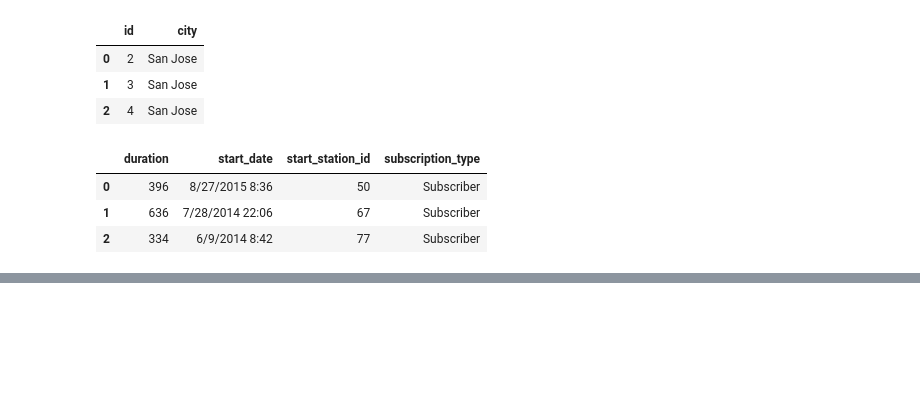
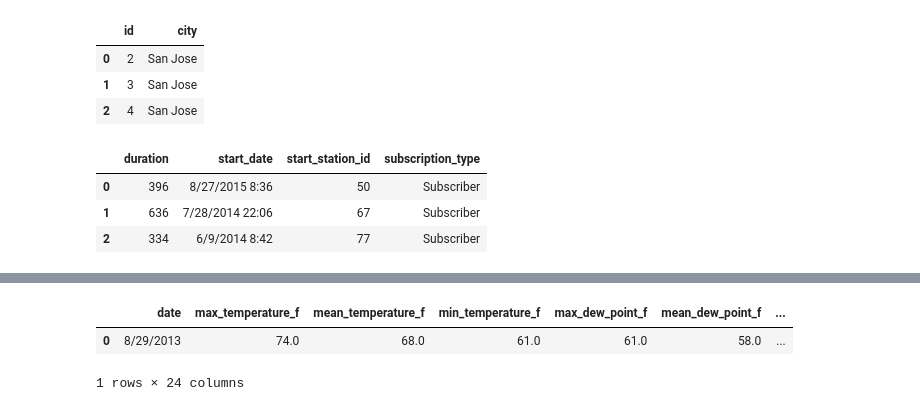
Before and after one commit to pabloernesto/sfBikes, a Jupyter notebook: preprocesamiento_unificado.ipynb, the cells around one changed output, grey strips where cells are left out. Drawn from its saved outputs; the diff is of its cells as text; code cells hidden in the pictures; blank space fills up the shorter version.

```diff
--- a/preprocesamiento_unificado.ipynb
+++ b/preprocesamiento_unificado.ipynb
@@ -63,0 +108,6 @@ holidays = cal.holidays(return_name=True, start=pd.to_datetime('20130101'), end=
+# %%
+weather.head(1)
+# %% [output]
+|  | date | max_temperature_f | mean_temperature_f | min_temperature_f | max_dew_point_f | mean_dew_point_f | ... |
+| 0 | 8/29/2013 | 74.0 | 68.0 | 61.0 | 61.0 | 58.0 | ... |
+1 rows × 24 columns
```
Also changed, not shown: parts of 4 cells of this notebook.
